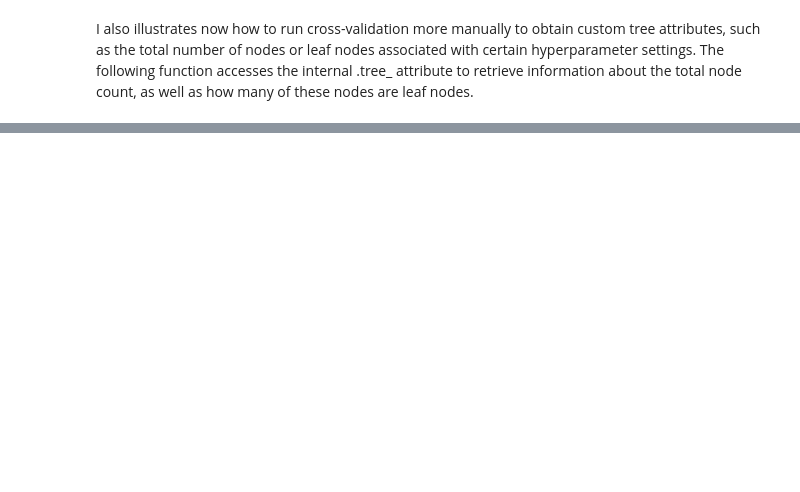
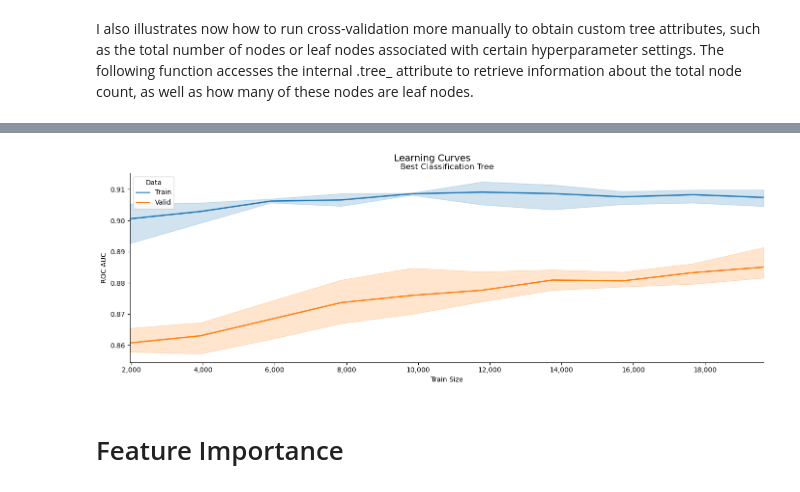
Before and after one commit to georgesmyr/CreditRisk, a Jupyter notebook: ClassificationTrees.ipynb, the cells around one changed output, grey strips where cells are left out. Cells and saved outputs as stored; diff of their text form; code cells hidden in the pictures; blank space fills up the shorter version.

Commit message:
Classification Tree notebook update

```diff
--- a/ClassificationTrees.ipynb
+++ b/ClassificationTrees.ipynb
@@ -221,0 +144,20 @@ y = {"c": 3, "d": 4}
+# %%
+sizes = np.arange(.1, 1.01, .1)
+train_sizes, train_scores, valid_scores = learning_curve(grid_search_plus.best_estimator_,
+                                                         ld.features,
+                                                         ld.loan_status,
+                                                         train_sizes=sizes,
+                                                         cv=grid_search_plus.n_splits,
+                                                         scoring='roc_auc',
+                                                         n_jobs=-1,
+                                                         shuffle=True,
+                                                         random_state=42)
+# %%
+clf_lc_data = pd.concat([
+    pd.melt(pd.DataFrame(train_scores.T, columns=train_sizes),
+            var_name='Train Size',
+            value_name='ROC AUC').assign(Data='Train'),
+    pd.melt(pd.DataFrame(valid_scores.T, columns=train_sizes),
+            var_name='Train Size',
+            value_name='ROC AUC').assign(Data='Valid')])
+clf_lc_data.info()
@@ -221,0 +175,28 @@ y = {"c": 3, "d": 4}
+# %%
+fig, axes = plt.subplots(ncols=1, figsize=(14, 5))
+xmin, xmax = clf_lc_data['Train Size'].min(), clf_lc_data['Train Size'].max()
+sns.lineplot(data=clf_lc_data,
+             x='Train Size',
+             y='ROC AUC',
+             hue='Data',
+             errorbar=('ci', 95),
+             ax=axes,
+             lw=2)
+axes.set_title('Best Classification Tree')
+axes.set_ylabel('ROC AUC')
+axes.xaxis.set_major_formatter(
+    FuncFormatter(lambda x, _: '{:,.0f}'.format(x)))
+
+for i in [0, 1]:
+    axes.tick_params(axis='both', which='major', labelsize=10)
+    axes.tick_params(axis='both', which='minor', labelsize=8)
+    axes.set_xlim(xmin, xmax)
+
+fig.suptitle('Learning Curves', fontsize=14)
+sns.despine()
+fig.tight_layout()
+fig.subplots_adjust(top=.9)
+# %% [output]
+[figure, added]
+# %% [markdown]
+# Feature Importance
```
Also changed, not shown: parts of 24 cells of this notebook.
